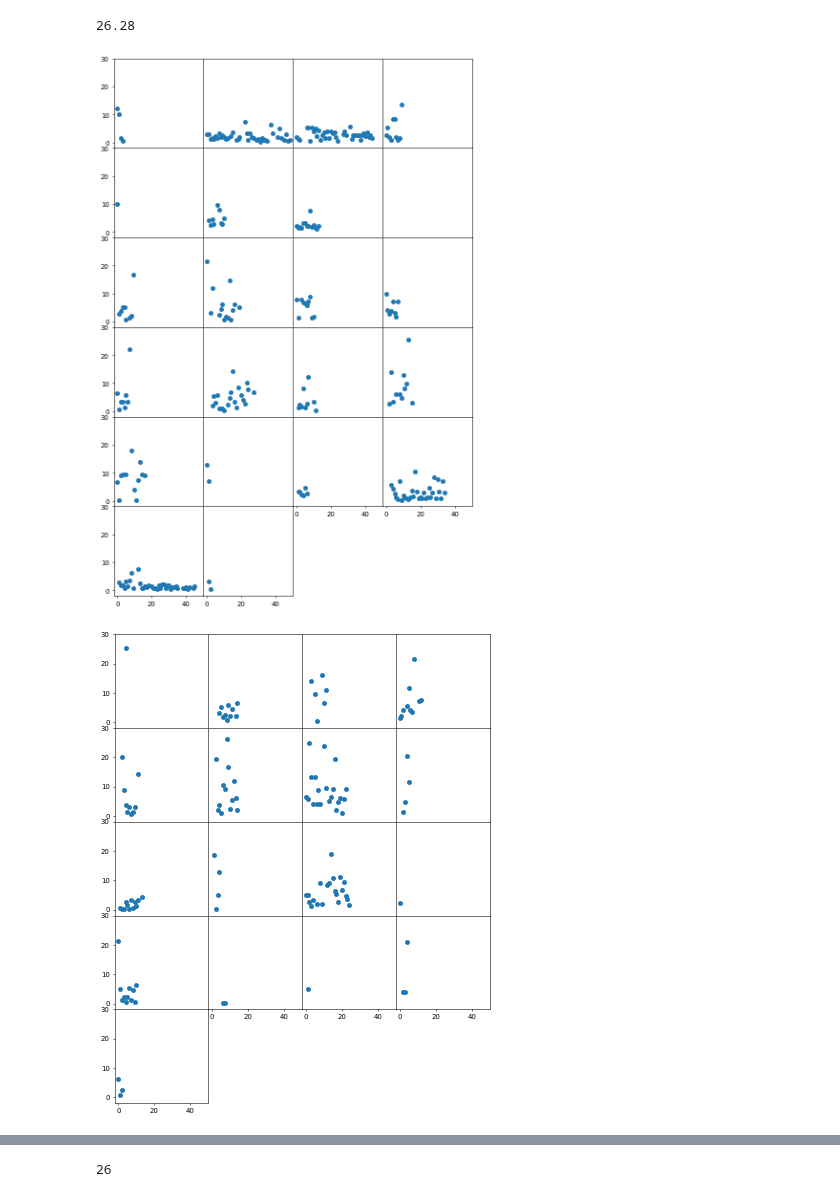
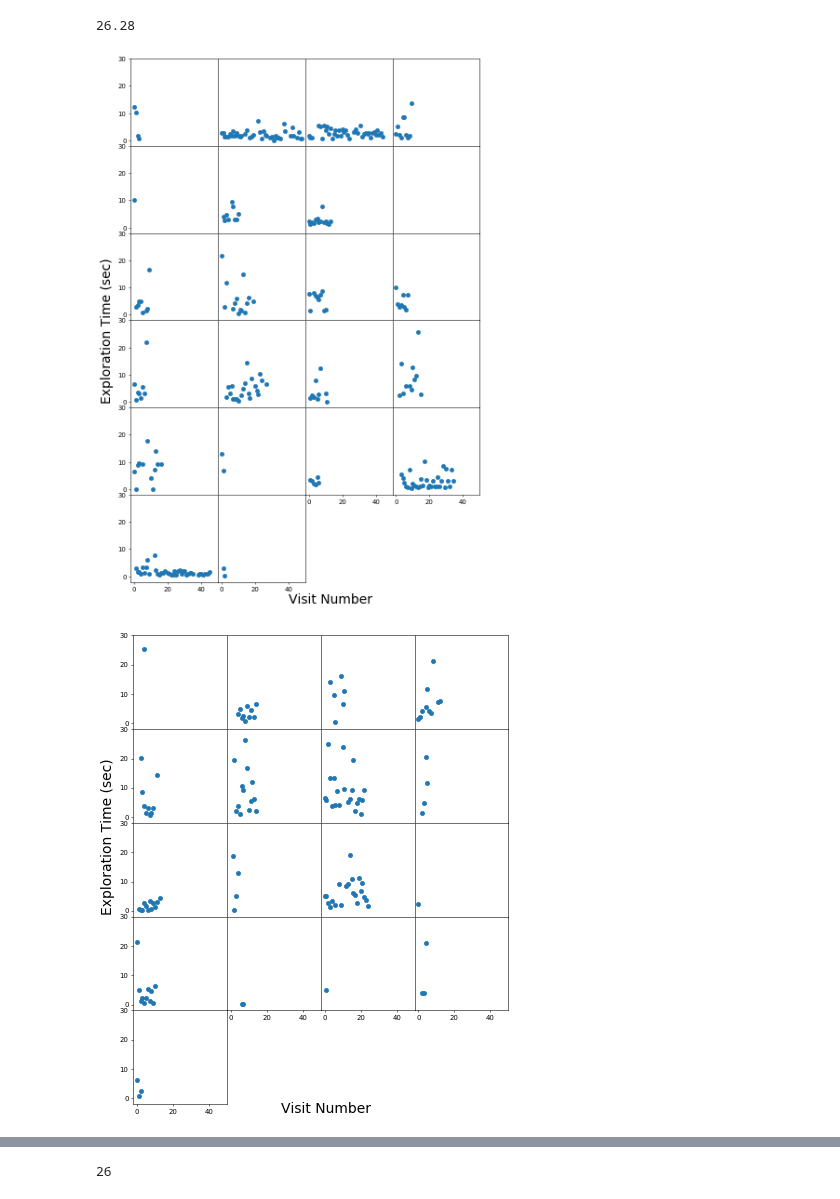
Before and after one commit to itsMahad/ManducaMultiSenseFeeding, a Jupyter notebook: Step6f_MixedEffectModel.ipynb, the cells around one changed output, grey strips where cells are left out. Cells and saved outputs as stored; diff of their text form; code cells hidden in the pictures.

```diff
--- a/Step6f_MixedEffectModel.ipynb
+++ b/Step6f_MixedEffectModel.ipynb
@@ -105,36 +105,55 @@ for moth, df_moth in subset_low.groupby('name'):
     else:
         ylabel = False
 
+ax = fig.axes
+ax[12].text(-20, 0.5, 'Exploration Time (sec)',
+           rotation = 'vertical',
+          size = 20,
+           )
+ax[21].text(40, -10, 'Visit Number',
+           rotation = 'horizontal',
+          size = 20)
+
 fig.savefig('./dataFolders/Output/Step6_v4/Figure/IndividualLearning_low.png', bbox_inches='tight')
 # %% [output]
-[figure, old version]
+[figure, new version]
 # %%
 fig = plt.figure(figsize=(fig_width,fig_height),
                  dpi = 50)
 
 num_of_ax = len(subset_high.name.unique())
 
 p1_xposition = 0
 p1_yposition = 0
 i = 0
 ylabel = True
 for moth, df_moth in subset_high.groupby('name'):
     ax0= plt.axes( [p1_xposition, p1_yposition,
                p1_width, p1_width] )
     plotInd(ax0, df_moth.trialNum, df_moth.DiscoveryTime, ylabel)
     i+=1
     p1_xposition+=p1_width
 
     if i in [4, 8, 12, 16, 20]:
         p1_yposition-=p1_width
         p1_xposition=0
         ylabel = True
     else:
         ylabel = False
 
+
+ax = fig.axes
+ax[8].text(-20, -0.5, 'Exploration Time (sec)',
+           rotation = 'vertical',
+          size = 20,
+           )
+ax[16].text(80, -5, 'Visit Number',
+           rotation = 'horizontal',
+          size = 20)
+
 fig.savefig('./dataFolders/Output/Step6_v4/Figure/IndividualLearning_high.png', bbox_inches='tight')
 # %% [output]
-[figure, old version]
+[figure, new version]
 # %%
 # plot binary response
 
```
Also changed, not shown: parts of 3 cells of this notebook, 1 other file.
